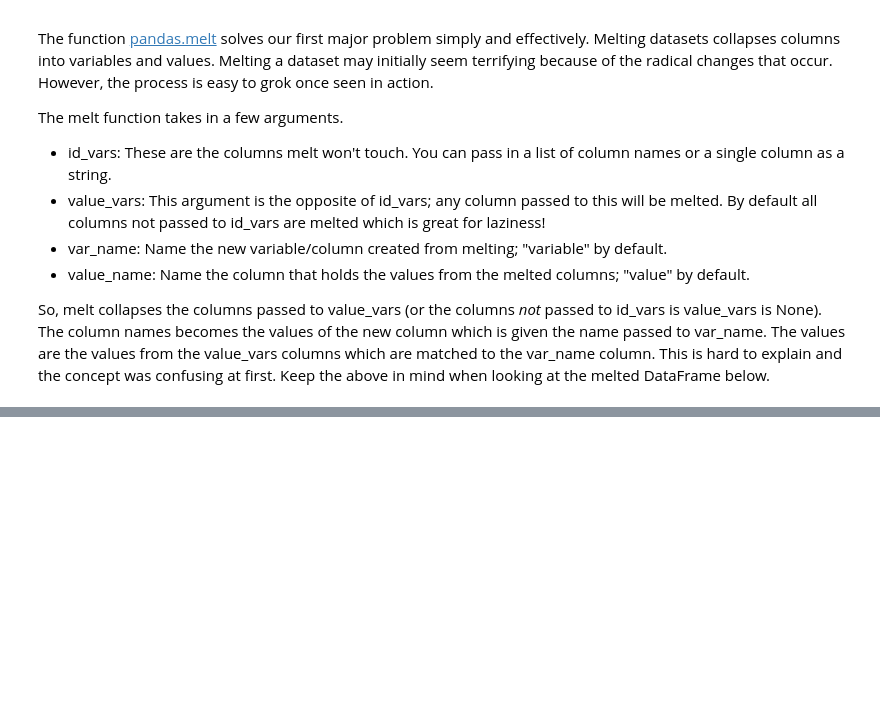
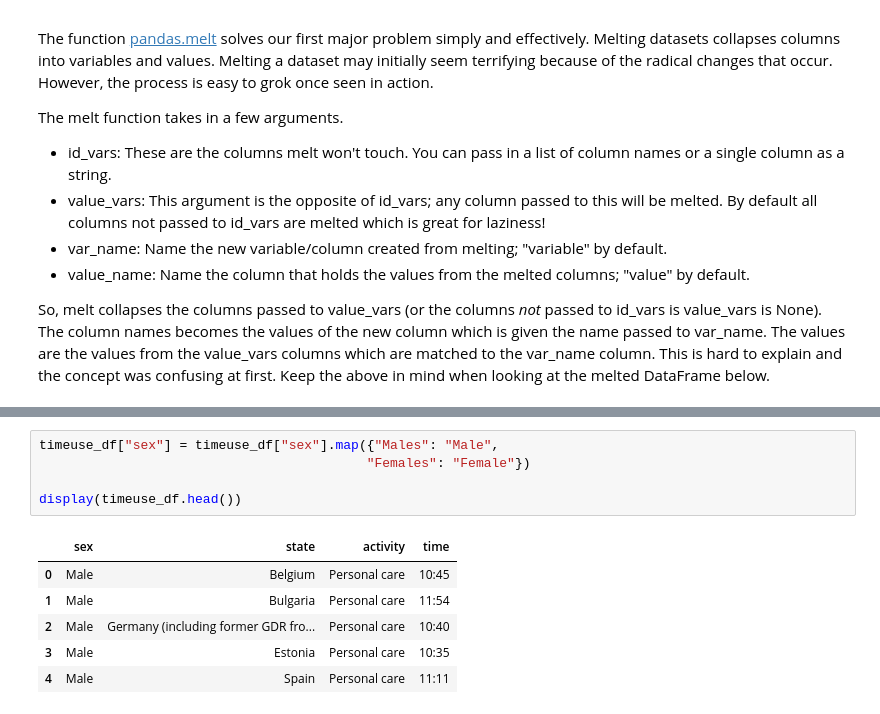
Before and after one commit to joshuamegnauth54/Miscellaneous, a Jupyter notebook: Notes/Python/tidytut_python.ipynb, the cells around one changed output, grey strips where cells are left out. Saved outputs shown, nothing was run; the diff lists cells and outputs as text; blank space fills up the shorter version.

```diff
--- a/Notes/Python/tidytut_python.ipynb
+++ b/Notes/Python/tidytut_python.ipynb
@@ -84,0 +125,12 @@ So, melt collapses the columns passed to value_vars (or the columns _not_ passed
+# %%
+timeuse_df["sex"] = timeuse_df["sex"].map({"Males": "Male",
+                                          "Females": "Female"})
+
+display(timeuse_df.head())
+# %% [output]
+|  | sex | state | activity | time |
+| 0 | Male | Belgium | Personal care | 10:45 |
+| 1 | Male | Bulgaria | Personal care | 11:54 |
+| 2 | Male | Germany (including former GDR fro... | Personal care | 10:40 |
+| 3 | Male | Estonia | Personal care | 10:35 |
+| 4 | Male | Spain | Personal care | 11:11 |
```
Also changed, not shown: parts of 13 cells of this notebook.
